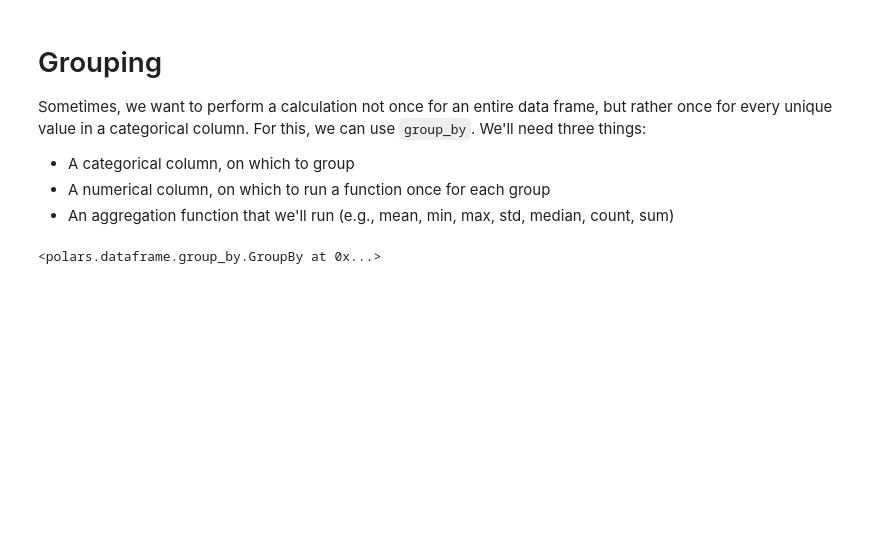
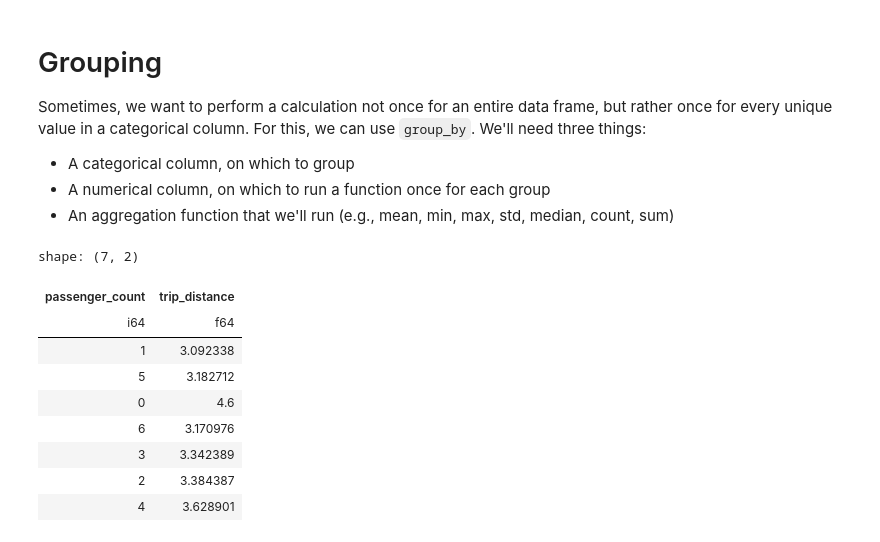
Before and after one commit to opagani/2024-08Aug-25-polars, a Jupyter notebook: LernerPython - 2024-08Aug-25-polars.ipynb, the cells around one changed output. Drawn from its saved outputs; the diff is of its cells as text; code cells hidden in the pictures; blank space fills up the shorter version.

```diff
--- a/LernerPython - 2024-08Aug-25-polars.ipynb
+++ b/LernerPython - 2024-08Aug-25-polars.ipynb
@@ -1127,9 +1127,19 @@ Sometimes, we want to perform a calculation not once for an entire data frame, b
 # %%
 # I want to find out the average trip_distance for each value of passenger_count
 
 (
     df
-    .group_by('passenger_count')
+    # group_by(CATETGORICAL).agg(AGGFUNC(NUMERIC_COLUMN))
+    .group_by('passenger_count').agg(pl.mean('trip_distance'))
 )
 # %% [output]
-<polars.dataframe.group_by.GroupBy at 0x...>
+shape: (7, 2)
+| passenger_count | trip_distance |
+| i64 | f64 |
+| 1 | 3.092338 |
+| 5 | 3.182712 |
+| 0 | 4.6 |
+| 6 | 3.170976 |
+| 3 | 3.342389 |
+| 2 | 3.384387 |
+| 4 | 3.628901 |
```
Also changed, not shown: parts of 1 cell of this notebook.
